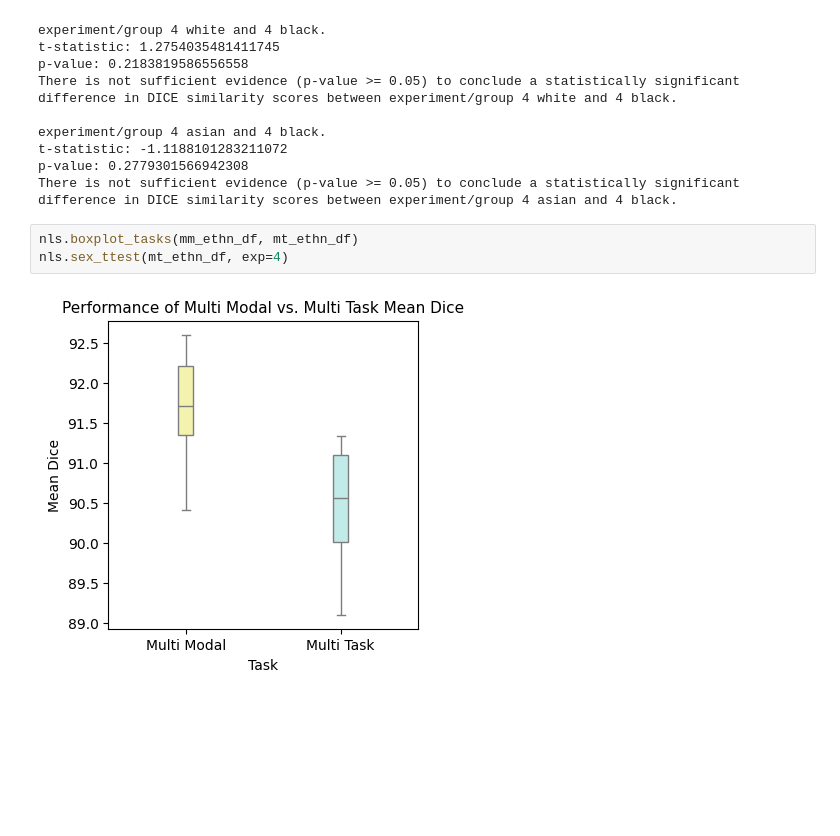
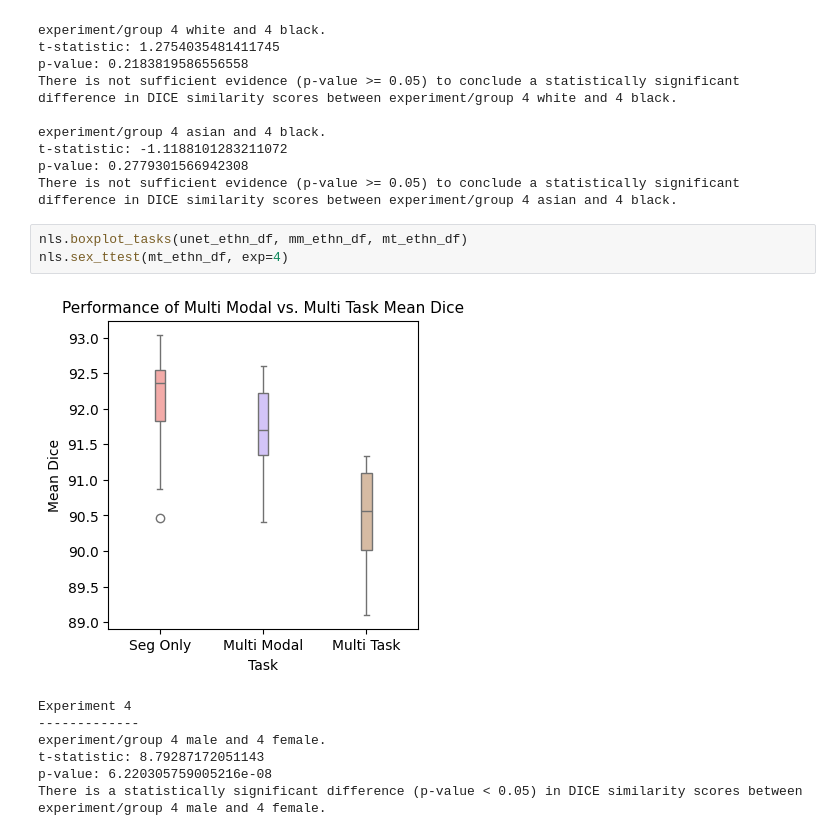
Before and after one commit to msskzx/UniMatch, a Jupyter notebook: more-scenarios/medical/tasks_analysis.ipynb, the cells around one changed output. Drawn from its saved outputs; the diff is of its cells as text; blank space fills up the shorter version.

Commit message:
analysis of supervised unet seg only mid slices

```diff
--- a/more-scenarios/medical/tasks_analysis.ipynb
+++ b/more-scenarios/medical/tasks_analysis.ipynb
@@ -177,7 +226,13 @@ t-statistic: -1.1188101283211072
 p-value: 0.2779301566942308
 There is not sufficient evidence (p-value >= 0.05) to conclude a statistically significant difference in DICE similarity scores between experiment/group 4 asian and 4 black.
 # %%
-nls.boxplot_tasks(mm_ethn_df, mt_ethn_df)
+nls.boxplot_tasks(unet_ethn_df, mm_ethn_df, mt_ethn_df)
 nls.sex_ttest(mt_ethn_df, exp=4)
 # %% [output]
-[figure, old version]
+[figure, new version]
+Experiment 4
+-------------
+experiment/group 4 male and 4 female.
+t-statistic: 8.79287172051143
+p-value: 6.220305759005216e-08
+There is a statistically significant difference (p-value < 0.05) in DICE similarity scores between experiment/group 4 male and 4 female.
```
Also changed, not shown: parts of 6 cells of this notebook, 1 other file.
